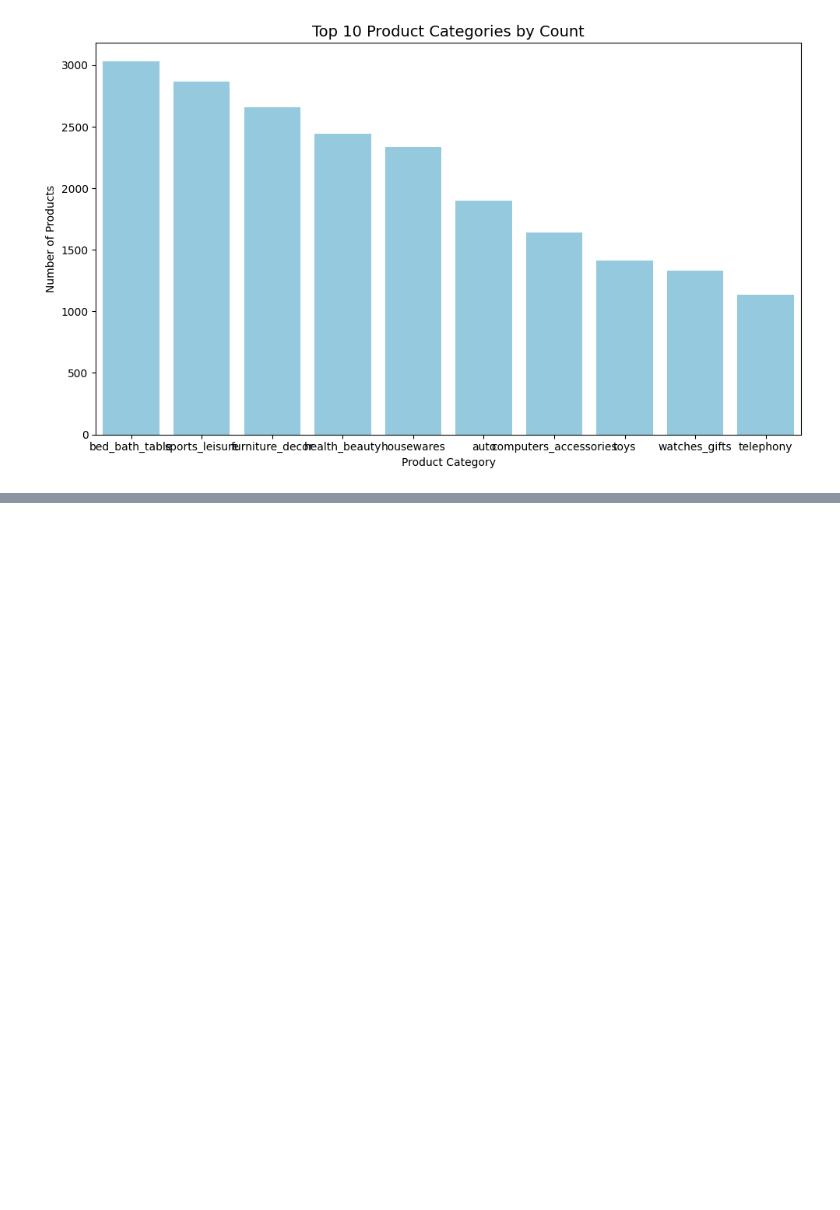
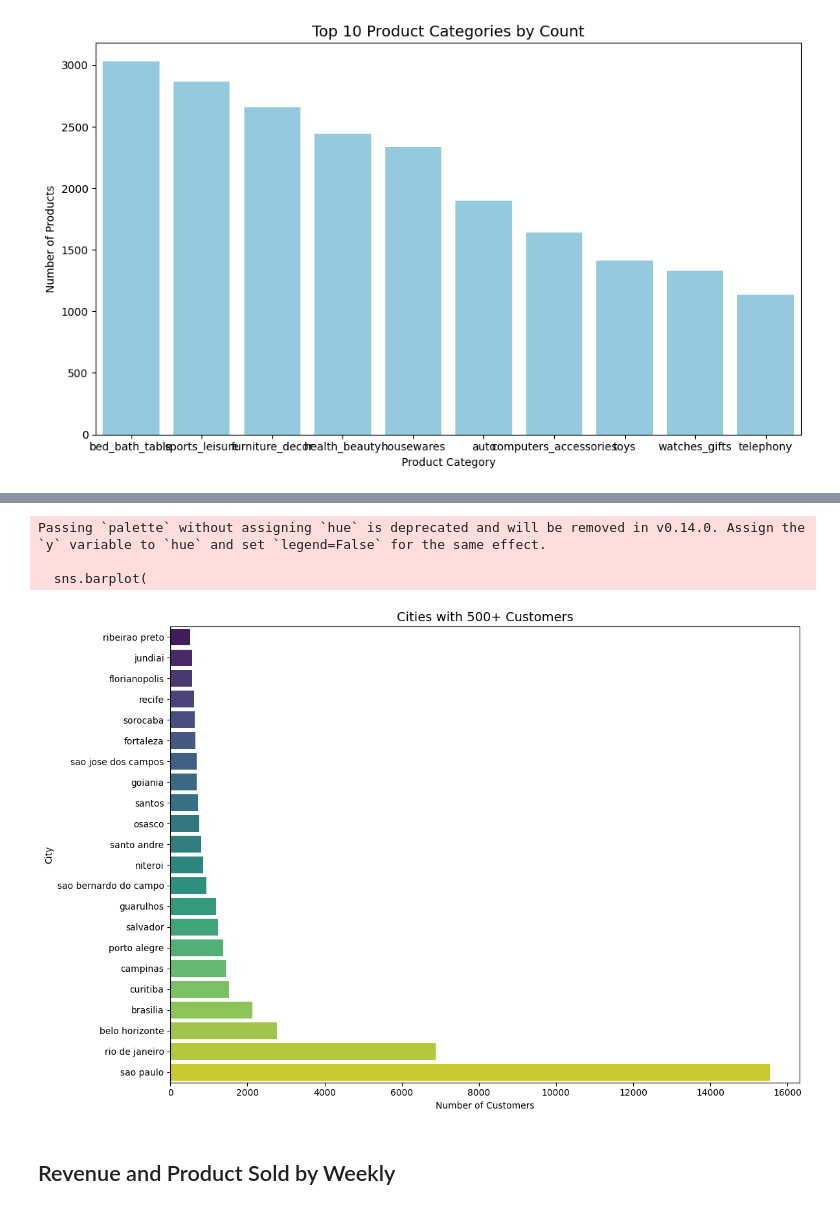
Before and after one commit to taruny088/olist_DA, a Jupyter notebook: Data_analysis/eda.ipynb, the cells around one changed output, grey strips where cells are left out. Cells and saved outputs as stored; diff of their text form; code cells hidden in the pictures; blank space fills up the shorter version.

```diff
--- a/Data_analysis/eda.ipynb
+++ b/Data_analysis/eda.ipynb
@@ -223,0 +339,5 @@ plt.show()
+# %%
+citys_500=customers.groupby('customer_city')['customer_unique_id'].count().sort_values(ascending=False).reset_index()
+citys_500.rename(columns={'customer_unique_id':'customers'}, inplace= True)
+citys_500 = citys_500[citys_500['customers']>=500]
+citys_500
@@ -223,0 +362,21 @@ plt.show()
+# %%
+plt.figure(figsize=(12, 8))
+sns.barplot(
+    data=citys_500.sort_values('customers', ascending=True),
+    y='customer_city',
+    x='customers',
+    palette='viridis'
+)
+
+plt.title('Cities with 500+ Customers', fontsize=14)
+plt.xlabel('Number of Customers')
+plt.ylabel('City')
+plt.tight_layout()
+plt.show()
+# %% [output]
+Passing `palette` without assigning `hue` is deprecated and will be removed in v0.14.0. Assign the `y` variable to `hue` and set `legend=False` for the same effect.
+
+  sns.barplot(
+[figure, added]
+# %% [markdown]
+## Revenue and Product Sold by Weekly
```
Also changed, not shown: parts of 17 cells of this notebook.
